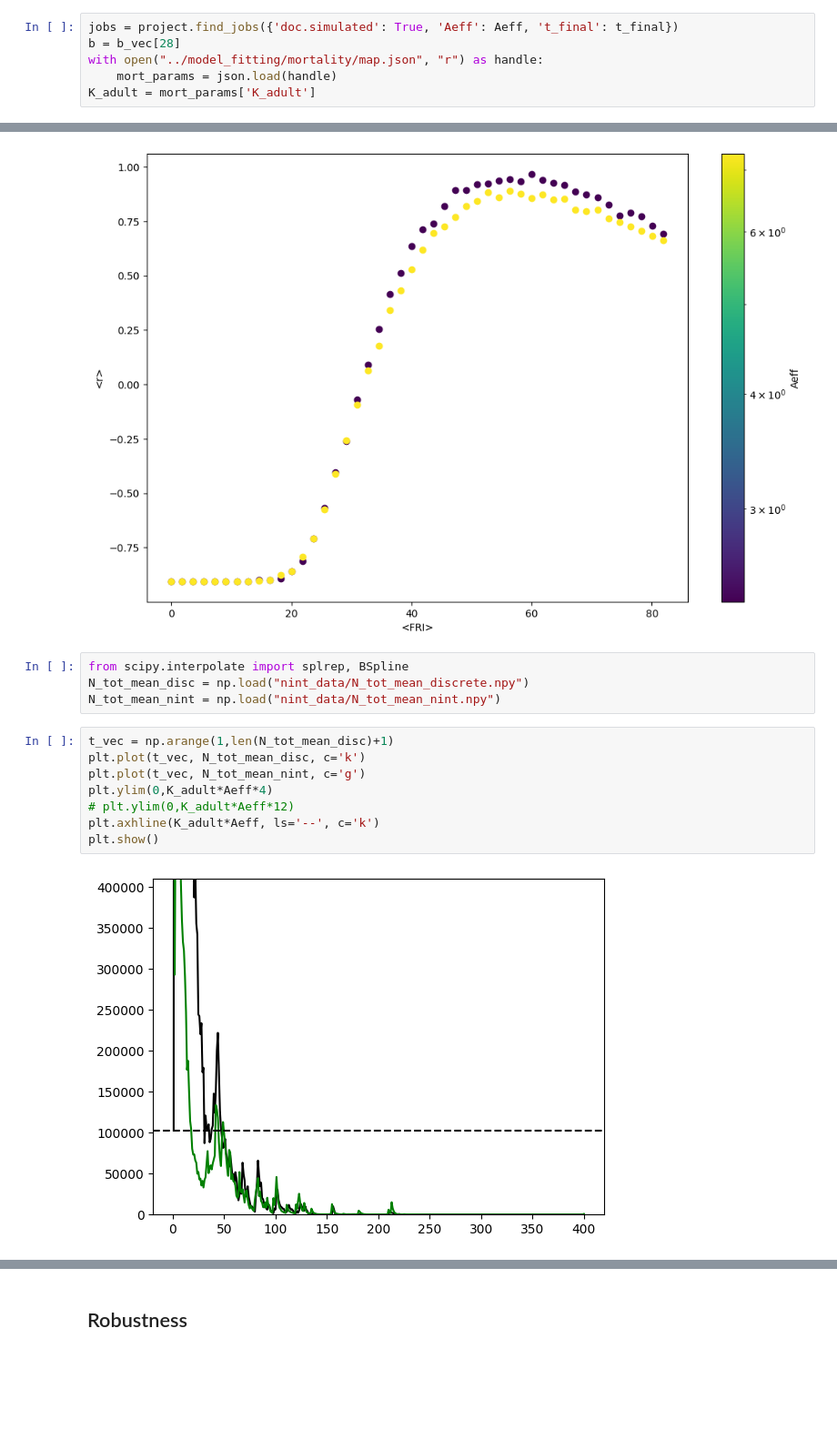
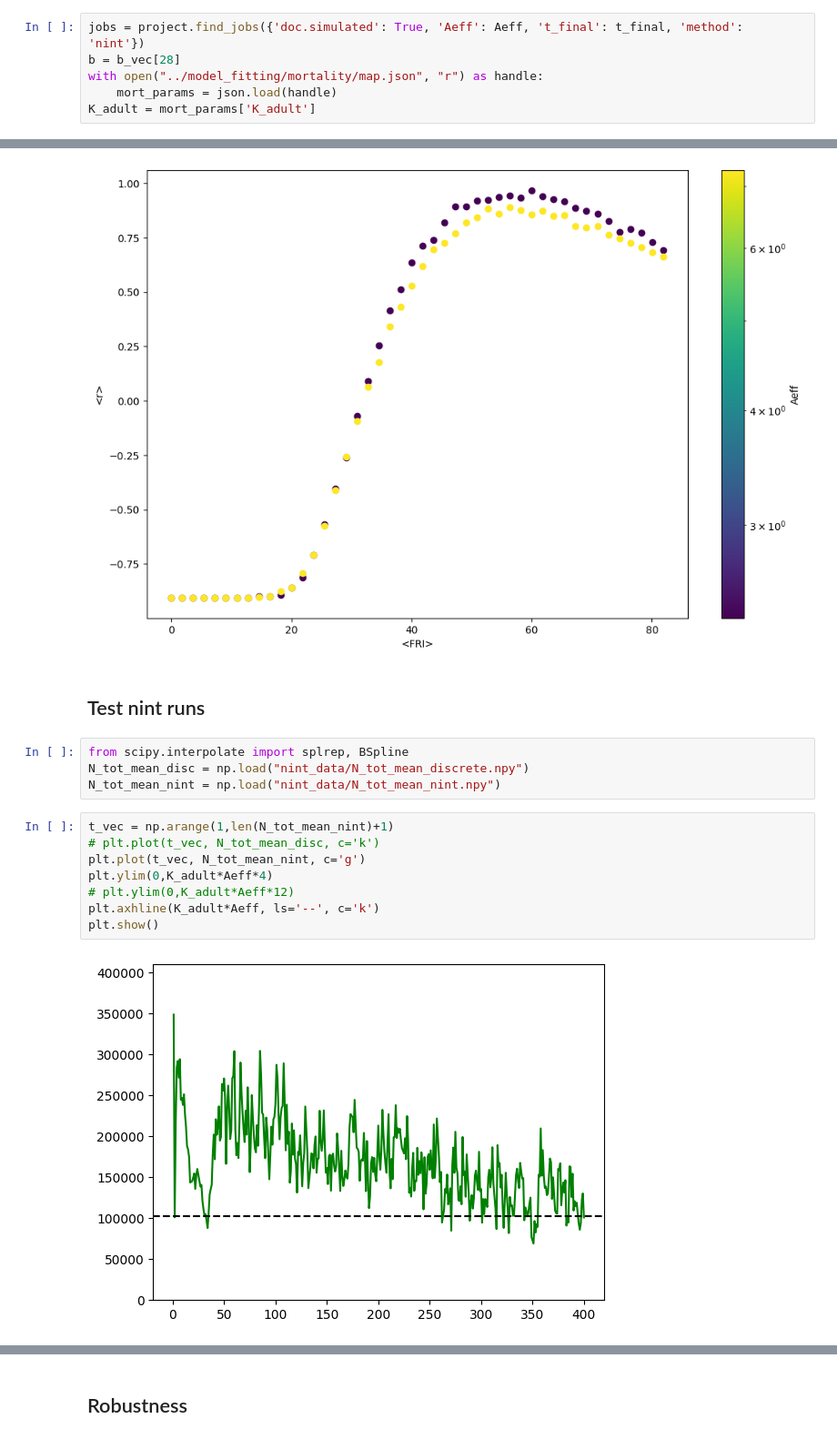
Before and after one commit to patricklawton/TecateCypress, a Jupyter notebook: sensitivity/viz.ipynb, the cells around one changed output, grey strips where cells are left out. Shown: that part at 91% size. Drawn from its saved outputs; the diff is of its cells as text; blank space fills up the shorter version.

```diff
--- a/sensitivity/viz.ipynb
+++ b/sensitivity/viz.ipynb
@@ -32,7 +32,7 @@ f"{100*len(np.nonzero(all_r > 6)[0])/len(all_r)}% of simulations are left out bc
 # %% [output]
 '2.217391304347826% of simulations are left out bc abundances grew too large'
 # %%
-jobs = project.find_jobs({'doc.simulated': True, 'Aeff': Aeff, 't_final': t_final})
+jobs = project.find_jobs({'doc.simulated': True, 'Aeff': Aeff, 't_final': t_final, 'method': 'nint'})
 b = b_vec[28]
 with open("../model_fitting/mortality/map.json", "r") as handle:
     mort_params = json.load(handle)
@@ -332,17 +323,19 @@ ax.set_ylabel('<r>')
 # %% [output]
 Text(0, 0.5, '<r>')
 [figure]
+# %% [markdown]
+## Test nint runs
 # %%
 from scipy.interpolate import splrep, BSpline
 N_tot_mean_disc = np.load("nint_data/N_tot_mean_discrete.npy")
 N_tot_mean_nint = np.load("nint_data/N_tot_mean_nint.npy")
 # %%
-t_vec = np.arange(1,len(N_tot_mean_disc)+1)
-plt.plot(t_vec, N_tot_mean_disc, c='k')
+t_vec = np.arange(1,len(N_tot_mean_nint)+1)
+# plt.plot(t_vec, N_tot_mean_disc, c='k')
 plt.plot(t_vec, N_tot_mean_nint, c='g')
 plt.ylim(0,K_adult*Aeff*4)
 # plt.ylim(0,K_adult*Aeff*12)
 plt.axhline(K_adult*Aeff, ls='--', c='k')
 plt.show()
 # %% [output]
-[figure, old version]
+[figure, new version]
```
Also changed, not shown: parts of 14 cells of this notebook, 5 other files.
